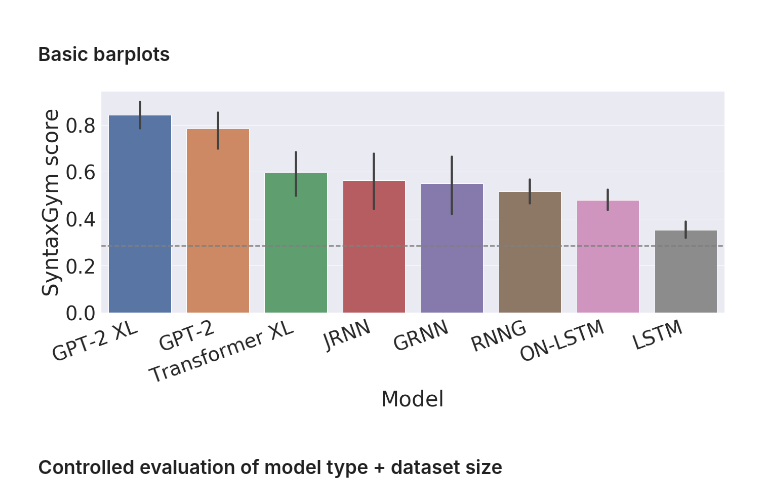
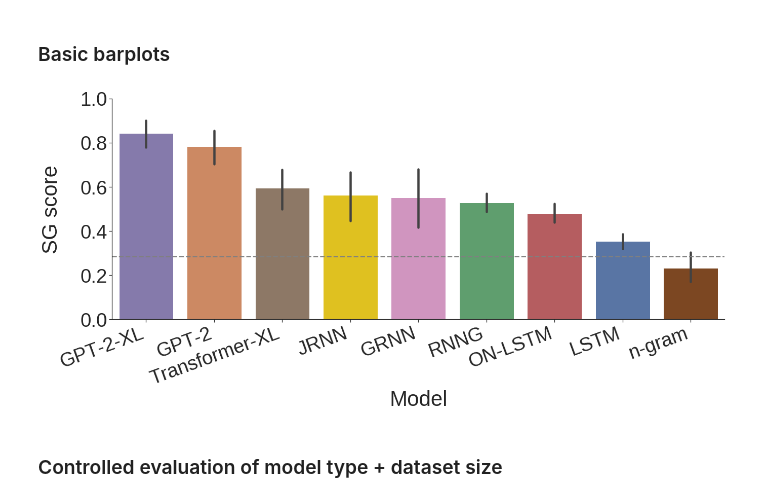
Before and after one commit to cpllab/syntactic-generalization, a Jupyter notebook: notebooks/final.ipynb, the cells around one changed output. Cells and saved outputs as stored; diff of their text form; code cells hidden in the pictures.

```diff
--- a/notebooks/final.ipynb
+++ b/notebooks/final.ipynb
@@ -59,7 +59,7 @@ PRETTY_COLUMNS = ["pretty_%s" % col for col, _ in PRETTY_COLUMN_MAPS]
 # %%
 # Exclusions
 exclude_suite_re = re.compile(r"^fgd-embed[34]|^gardenpath|^nn-nv")
-exclude_models = ["1gram", "ngram", "ngram-no-rand"]
+exclude_models = ["1gram", "ngram-no-rand"] # "ngram",
 # %%
 ngram_models = ["1gram", "ngram", "ngram-single"]
 baseline_models = ["random"]
@@ -267,6 +268,8 @@ figure_path.mkdir(exist_ok=True, parents=True)
 
 RENDER_CONTEXT = {
     "font_scale": 3.5,
-    "rc": {"lines.linewidth": 2.5}
+    "rc": {"lines.linewidth": 2.5, "hatch.linewidth":3},
+    "style": "ticks",
+    "font": "Liberation Sans"
 }
 sns.set(**RENDER_CONTEXT)
@@ -278,3 +276,28 @@ BASELINE_LINESTYLE = {
+# %%
+BASELINE_LINESTYLE = {
+    "color": "gray",
+    "linestyle": "--",
+}
+CORPUS_MARKERS = {
+    "BLLIP-LG": "s",
+    "BLLIP-MD": "v",
+    "BLLIP-SM": "P",
+    "BLLIP-XS": "X"
+}
+p = sns.color_palette()[:len(joined_data.model_name.unique())]
+MODEL_COLORS = {
+    "LSTM": p[0],
+    "ON-LSTM": p[3],
+    "RNNG": p[2],
+    "n-gram": "saddlebrown",
+    "Random": "darkgrey",
+
+    "GPT-2": p[1],
+    "GPT-2-XL": p[4],
+    "Transformer-XL": p[5],
+    "GRNN": p[6],
+    "JRNN": "gold"
+}
 # %%
 def render_final(path):
     sns.despine()
@@ -282,8 +305,8 @@ def render_final(path):
     plt.savefig(path)
 # %%
 # Standardize axis labels
-SG_ABSOLUTE_LABEL = "SyntaxGym score"
-SG_DELTA_LABEL = "SyntaxGym delta score"
+SG_ABSOLUTE_LABEL = "SG score"
+SG_DELTA_LABEL = "SG score delta"
 PERPLEXITY_LABEL = "Test perplexity"
 # %%
 # Establish consistent orderings of model names, corpus names, circuit names
@@ -299,25 +322,29 @@ circuit_order = sorted([c for c in results_df.circuit.dropna().unique()])
 # %%
 f, ax = plt.subplots(figsize=(20, 10))
 
 # Exclude random baseline; will plot as horizontal line
 plot_df = suites_df[suites_df.model_name != "random"]
 
 # Sort by decreasing average accuracy.
 order = list(plot_df.groupby("pretty_model_name").correct.mean().sort_values(ascending=False).index)
-sns.barplot(data=plot_df.reset_index(), x="pretty_model_name", y="correct", order=order, ax=ax)
+
+current_palette = sns.color_palette()[:len(order)]
+sns.barplot(data=plot_df.reset_index(), x="pretty_model_name", y="correct", order=order, ax=ax, palette=MODEL_COLORS)#palette=reversed(current_palette))
 
 # Plot random chance baseline
 ax.axhline(suites_df[suites_df.model_name == "random"].correct.mean(), **BASELINE_LINESTYLE)
 
 ax.set_xticklabels(ax.get_xticklabels(), rotation=20, horizontalalignment="right")
 
+ax.set_ylim(0,1)
+
 plt.xlabel("Model")
-plt.ylabel(SG_ABSOLUTE_LABEL)
+plt.ylabel(SG_ABSOLUTE_LABEL, labelpad=36)
 
 if RENDER_FINAL:
-    render_final(figure_path / "overall.png")
+    render_final(figure_path / "overall.pdf")
 # %% [output]
-[figure, old version]
+[figure, new version]
 # %% [markdown]
 ### Controlled evaluation of model type + dataset size
 # %%
```
Also changed, not shown: parts of 21 cells of this notebook, 1 other file.
